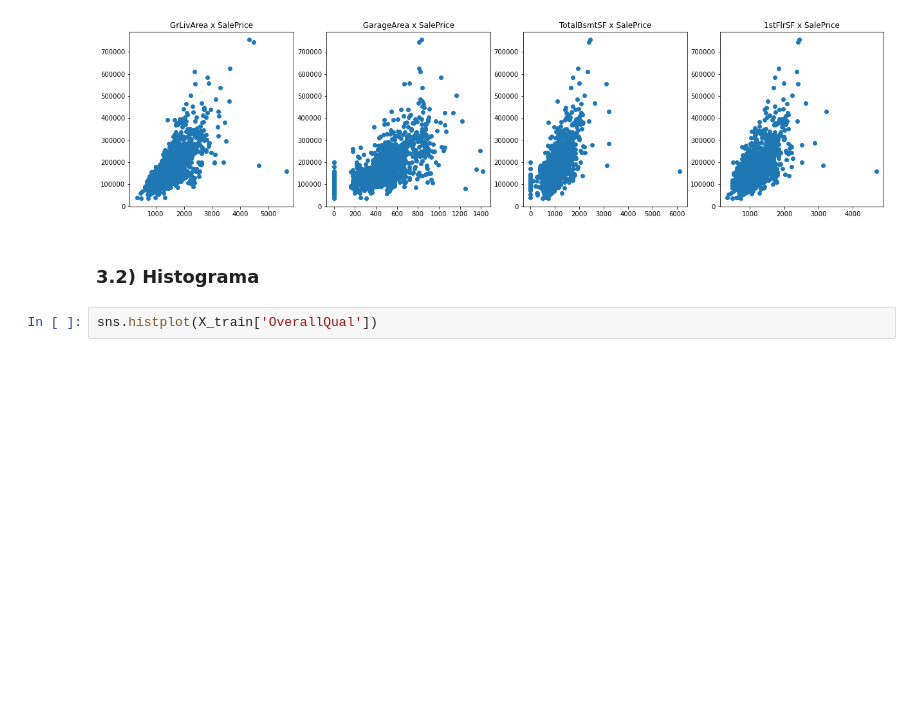
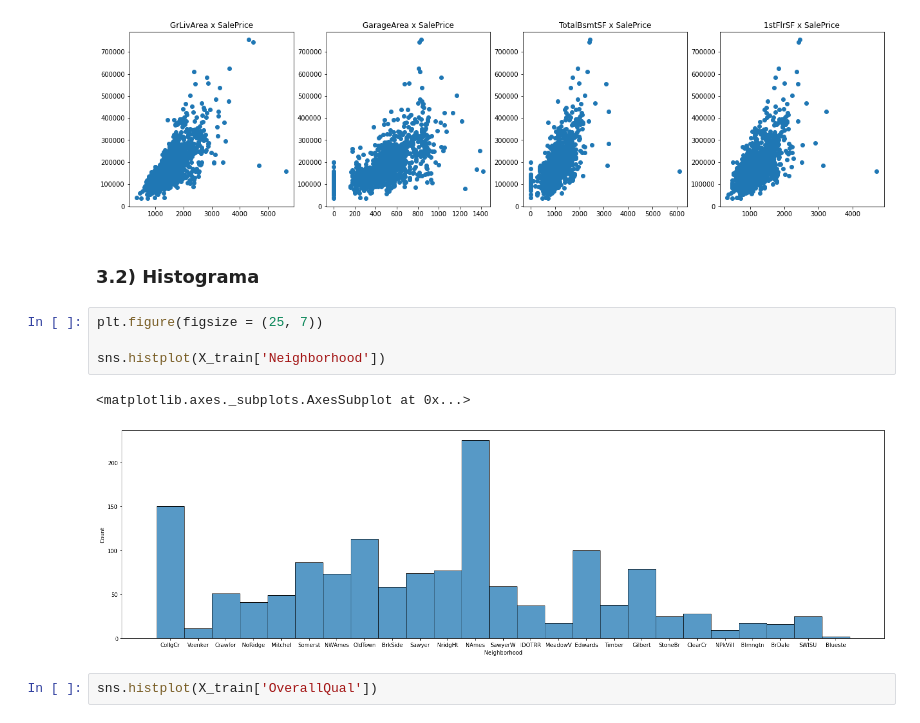
Before and after one commit to withoutCoffee/House_Prices, a Jupyter notebook: Projeto_ICD.ipynb, the cells around one changed output. Drawn from its saved outputs; the diff is of its cells as text; blank space fills up the shorter version.

```diff
--- a/Projeto_ICD.ipynb
+++ b/Projeto_ICD.ipynb
@@ -214,6 +218,13 @@ Text(0.5, 1.0, '1stFlrSF x SalePrice')
 [figure]
 # %% [markdown]
 ### 3.2) Histograma
+# %%
+plt.figure(figsize = (25, 7))
+
+sns.histplot(X_train['Neighborhood'])
+# %% [output]
+<matplotlib.axes._subplots.AxesSubplot at 0x...>
+[figure, added]
 # %%
 sns.histplot(X_train['OverallQual'])
 # %% [output]
```
Also changed, not shown: parts of 73 cells of this notebook.
